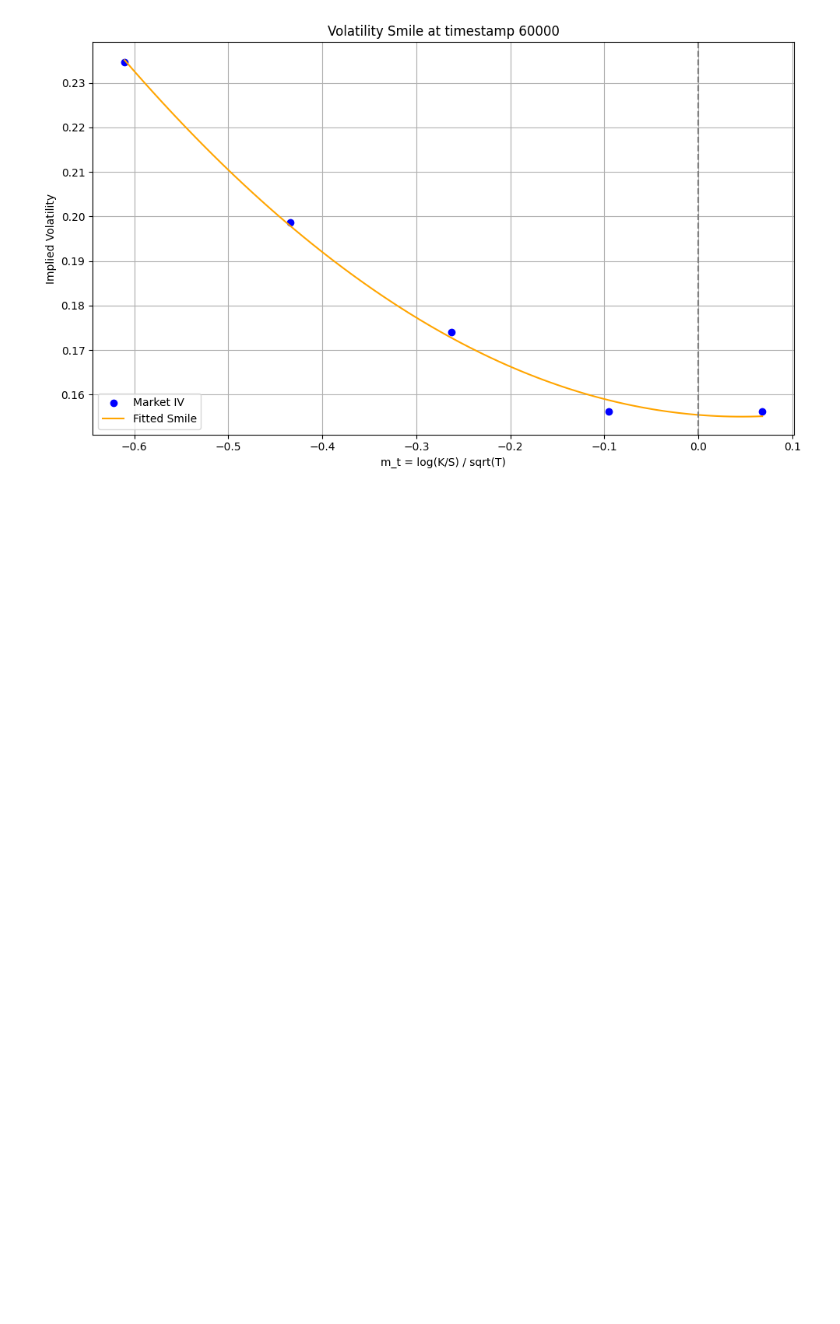
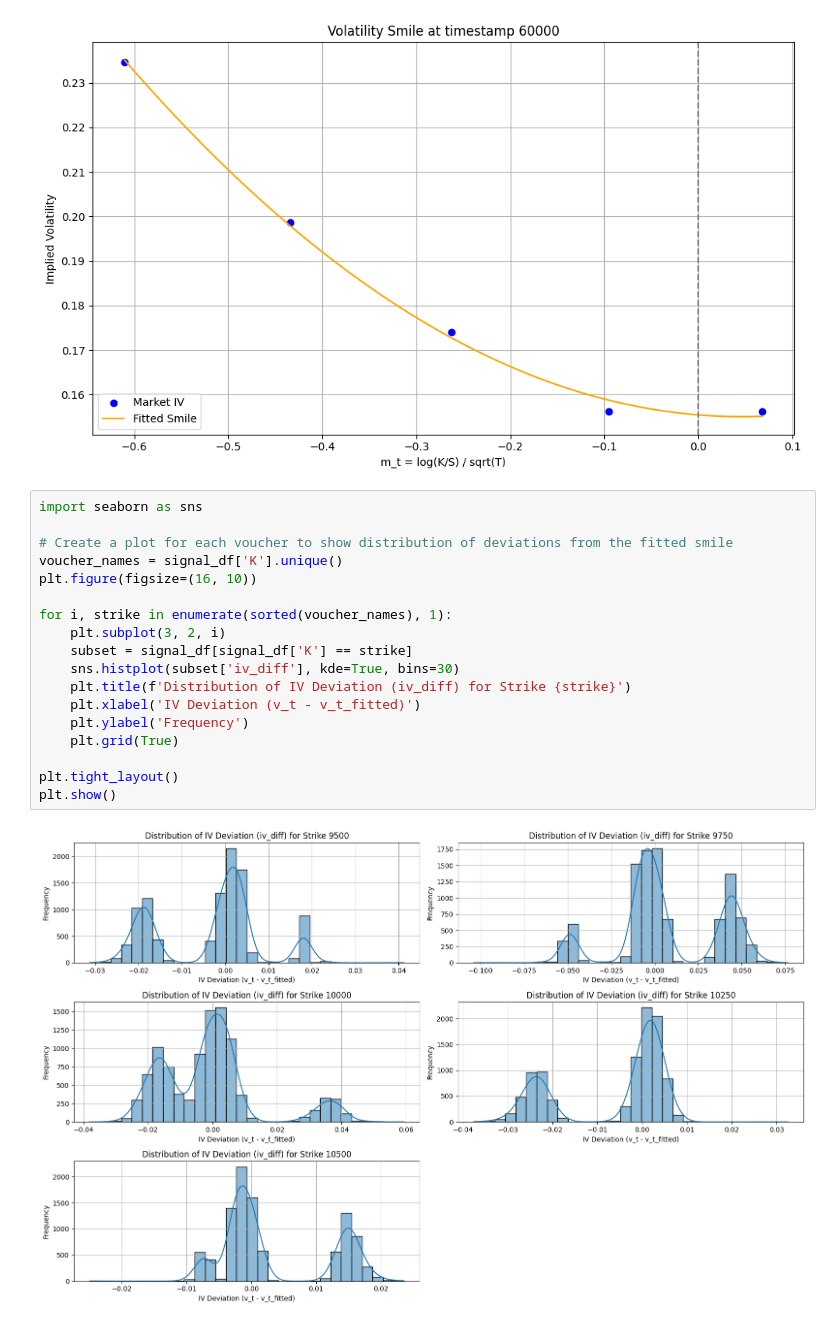
Before and after one commit to jennifer-lu/prosperity-3, a Jupyter notebook: round_3_algo.ipynb, the cells around one changed output. Drawn from its saved outputs; the diff is of its cells as text; blank space fills up the shorter version.

```diff
--- a/round_3_algo.ipynb
+++ b/round_3_algo.ipynb
@@ -533,3 +276,23 @@ plt.tight_layout()
 plt.show()
 # %% [output]
 [figure]
+# %%
+import seaborn as sns
+
+# Create a plot for each voucher to show distribution of deviations from the fitted smile
+voucher_names = signal_df['K'].unique()
+plt.figure(figsize=(16, 10))
+
+for i, strike in enumerate(sorted(voucher_names), 1):
+    plt.subplot(3, 2, i)
+    subset = signal_df[signal_df['K'] == strike]
+    sns.histplot(subset['iv_diff'], kde=True, bins=30)
+    plt.title(f'Distribution of IV Deviation (iv_diff) for Strike {strike}')
+    plt.xlabel('IV Deviation (v_t - v_t_fitted)')
+    plt.ylabel('Frequency')
+    plt.grid(True)
+
+plt.tight_layout()
+plt.show()
+# %% [output]
+[figure, added]
```
Also changed, not shown: parts of 6 cells of this notebook, 1 other file.
